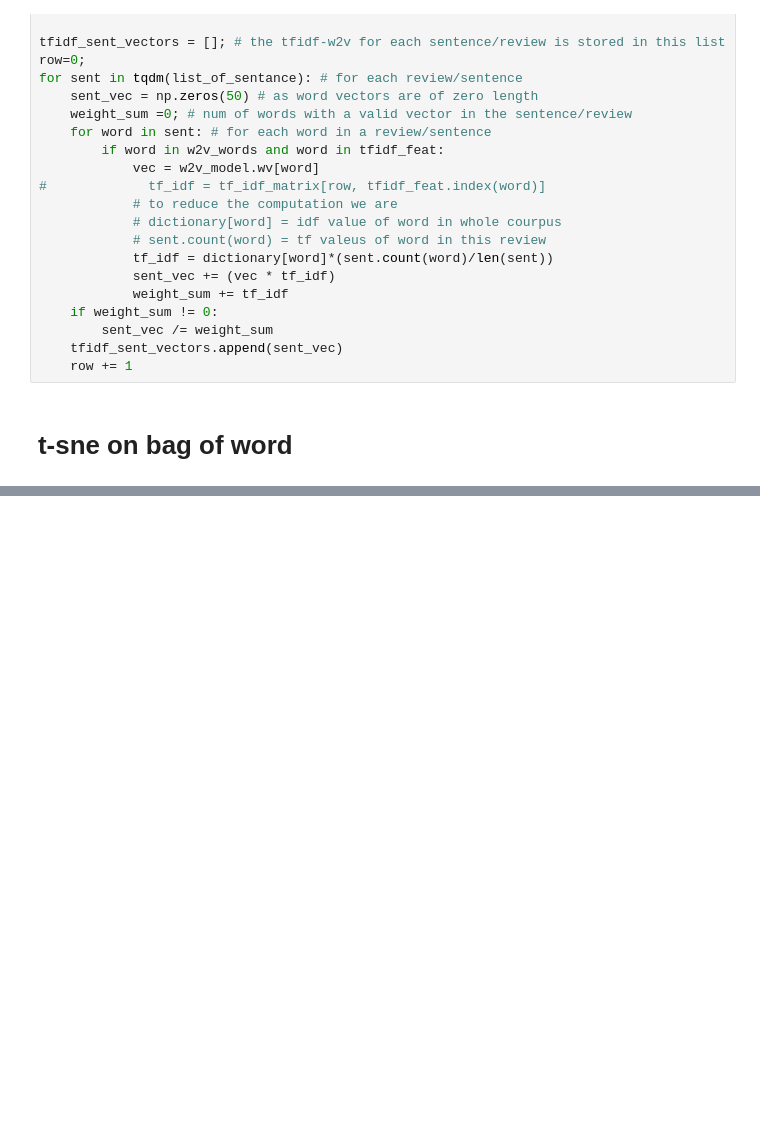
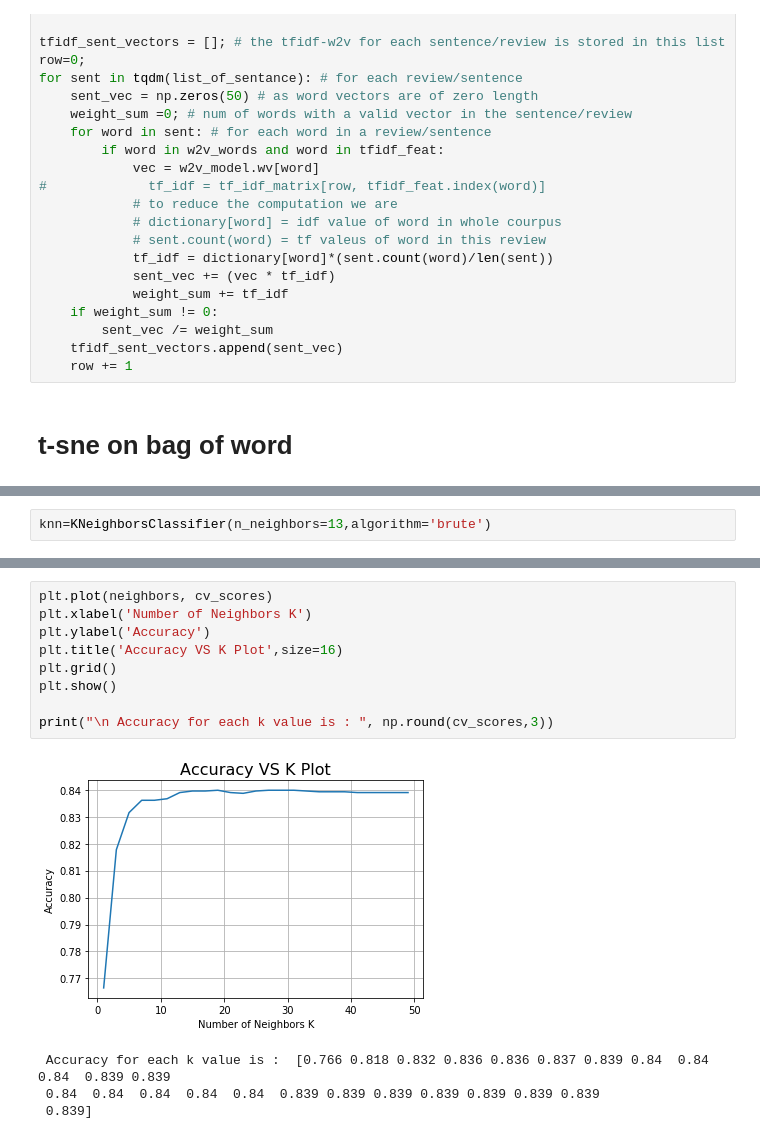
Before and after one commit to devang007/Amazon_fine_food_review, a Jupyter notebook: Amazon Fine Food Review.ipynb, the cells around one changed output, grey strips where cells are left out. Cells and saved outputs as stored; diff of their text form; blank space fills up the shorter version.

```diff
--- a/Amazon Fine Food Review.ipynb
+++ b/Amazon Fine Food Review.ipynb
@@ -290,0 +414,2 @@ ValueError: Shape of passed values is (4, 500), indices imply (3, 500)
+# %%
+knn=KNeighborsClassifier(n_neighbors=13,algorithm='brute')
@@ -290,0 +463,14 @@ ValueError: Shape of passed values is (4, 500), indices imply (3, 500)
+# %%
+plt.plot(neighbors, cv_scores)
+plt.xlabel('Number of Neighbors K')
+plt.ylabel('Accuracy')
+plt.title('Accuracy VS K Plot',size=16)
+plt.grid()
+plt.show()
+
+print("\n Accuracy for each k value is : ", np.round(cv_scores,3))
+# %% [output]
+[figure, added]
+ Accuracy for each k value is :  [0.766 0.818 0.832 0.836 0.836 0.837 0.839 0.84  0.84  0.84  0.839 0.839
+ 0.84  0.84  0.84  0.84  0.84  0.839 0.839 0.839 0.839 0.839 0.839 0.839
+ 0.839]
```
Also changed, not shown: parts of 54 cells of this notebook.
